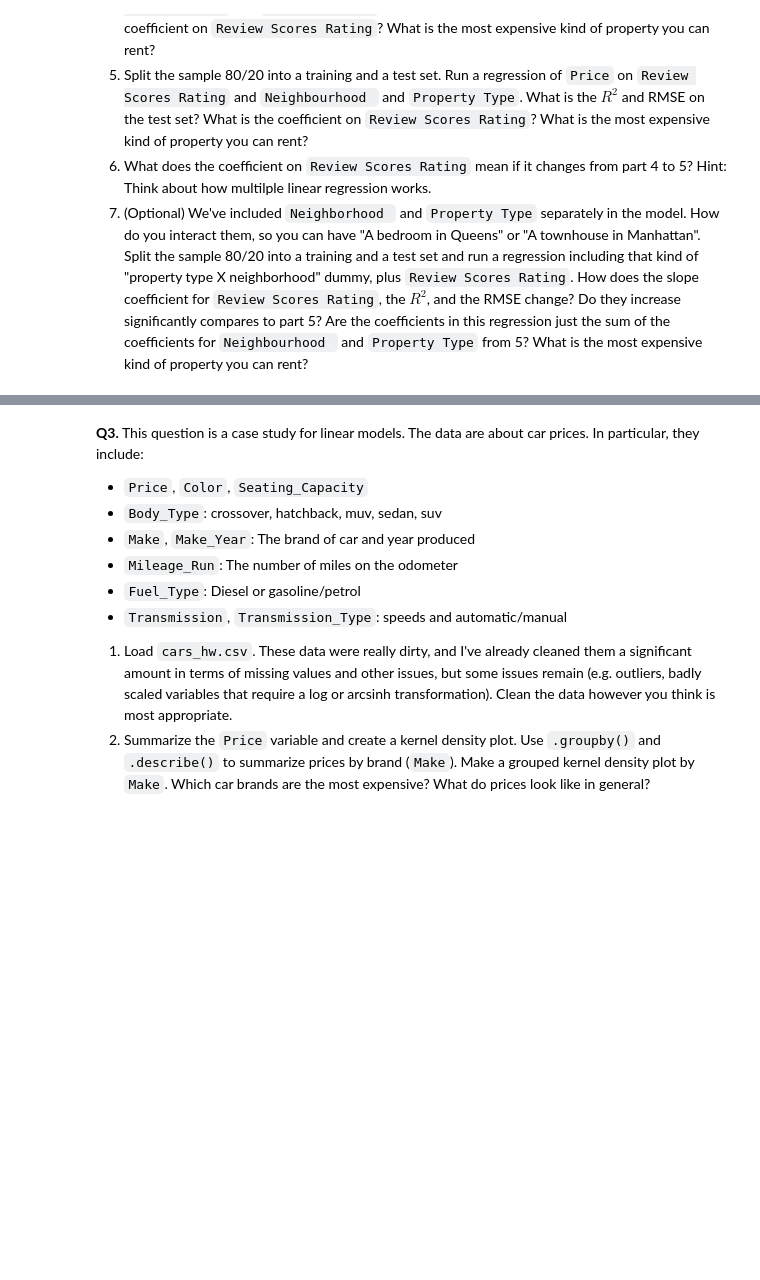
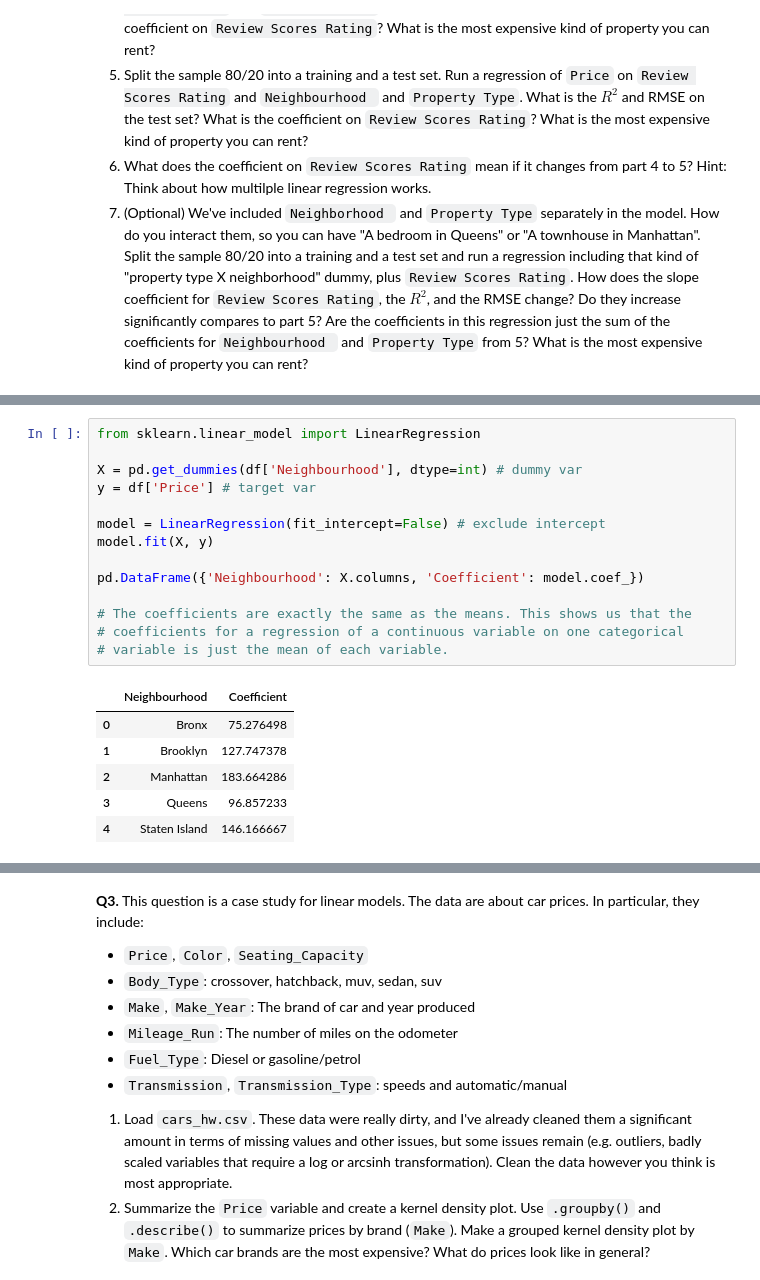
Before and after one commit to conorgibbons147/linearModels, a Jupyter notebook: assignment/assignment.ipynb, the cells around one changed output, grey strips where cells are left out. Drawn from its saved outputs; the diff is of its cells as text; blank space fills up the shorter version.

```diff
--- a/assignment/assignment.ipynb
+++ b/assignment/assignment.ipynb
@@ -54,0 +87,21 @@ Resolving deltas: 100% (8/8), done.
+# %%
+from sklearn.linear_model import LinearRegression
+
+X = pd.get_dummies(df['Neighbourhood'], dtype=int) # dummy var
+y = df['Price'] # target var
+
+model = LinearRegression(fit_intercept=False) # exclude intercept
+model.fit(X, y)
+
+pd.DataFrame({'Neighbourhood': X.columns, 'Coefficient': model.coef_})
+
+# The coefficients are exactly the same as the means. This shows us that the
+# coefficients for a regression of a continuous variable on one categorical
+# variable is just the mean of each variable.
+# %% [output]
+|  | Neighbourhood | Coefficient |
+| 0 | Bronx | 75.276498 |
+| 1 | Brooklyn | 127.747378 |
+| 2 | Manhattan | 183.664286 |
+| 3 | Queens | 96.857233 |
+| 4 | Staten Island | 146.166667 |
```
Also changed, not shown: parts of 14 cells of this notebook.
